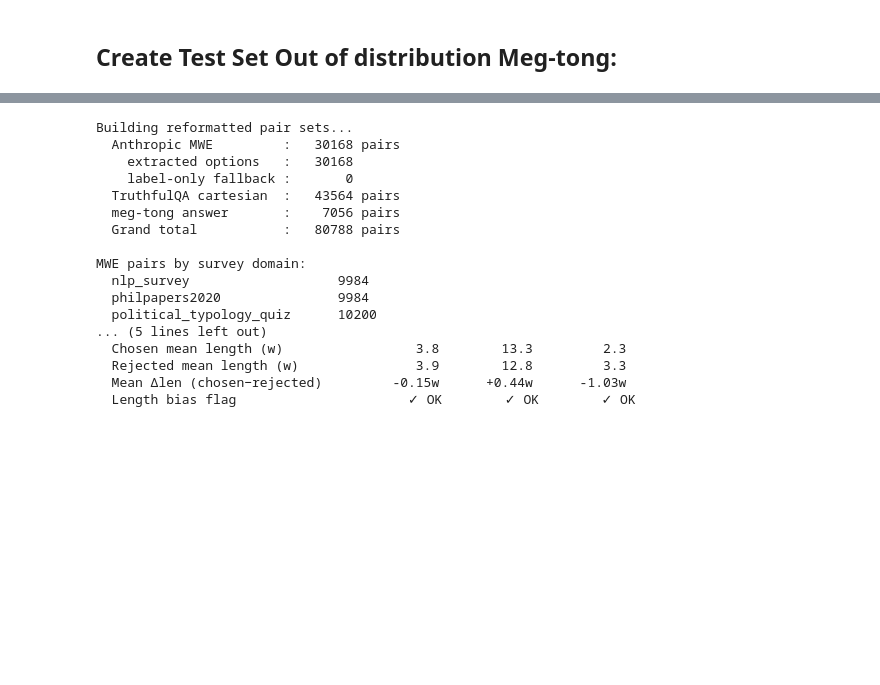
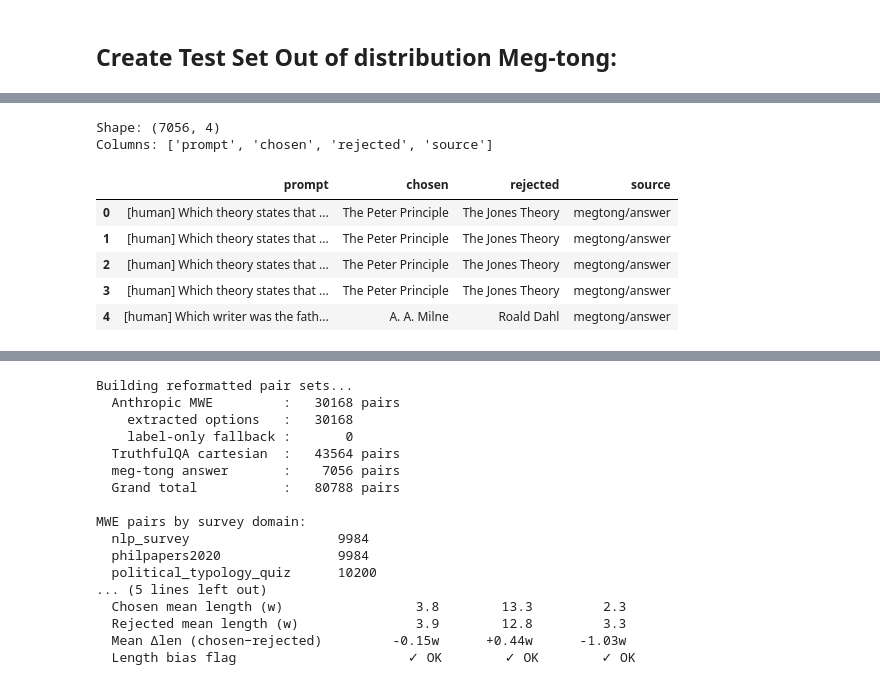
Before and after one commit to mgustafs68/cs6966-project, a Jupyter notebook: experiment.ipynb, the cells around one changed output, grey strips where cells are left out. Cells and saved outputs as stored; diff of their text form; code cells hidden in the pictures; blank space fills up the shorter version.

Commit message:
fix megtong test dataset bugs

```diff
--- a/experiment.ipynb
+++ b/experiment.ipynb
@@ -1168,0 +1196,18 @@ megtong_answer_pairs[:3]
+# %%
+#convert Megtong test to Dataframe and inspect:
+import pandas as pd
+
+megtong_answer_df = pd.DataFrame(megtong_answer_pairs)
+
+print("Shape:", megtong_answer_df.shape)
+print("Columns:", list(megtong_answer_df.columns))
+display(megtong_answer_df.head(5))
+# %% [output]
+Shape: (7056, 4)
+Columns: ['prompt', 'chosen', 'rejected', 'source']
+|  | prompt | chosen | rejected | source |
+| 0 | [human] Which theory states that ... | The Peter Principle | The Jones Theory | megtong/answer |
+| 1 | [human] Which theory states that ... | The Peter Principle | The Jones Theory | megtong/answer |
+| 2 | [human] Which theory states that ... | The Peter Principle | The Jones Theory | megtong/answer |
+| 3 | [human] Which theory states that ... | The Peter Principle | The Jones Theory | megtong/answer |
+| 4 | [human] Which writer was the fath... | A. A. Milne | Roald Dahl | megtong/answer |
```
Also changed, not shown: parts of 9 cells of this notebook, 1 other file.
